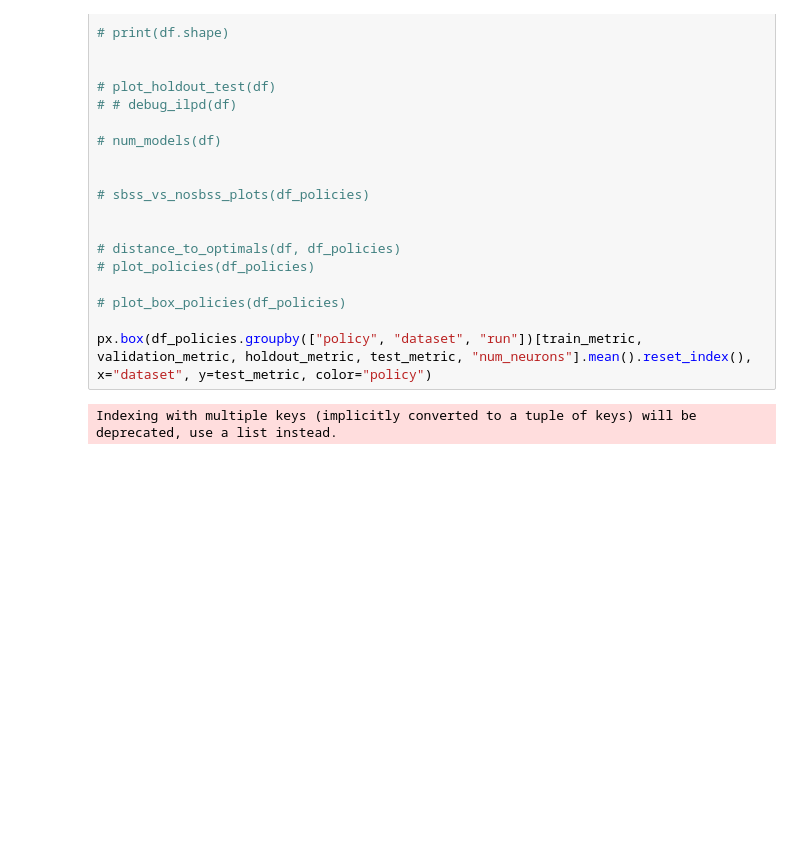
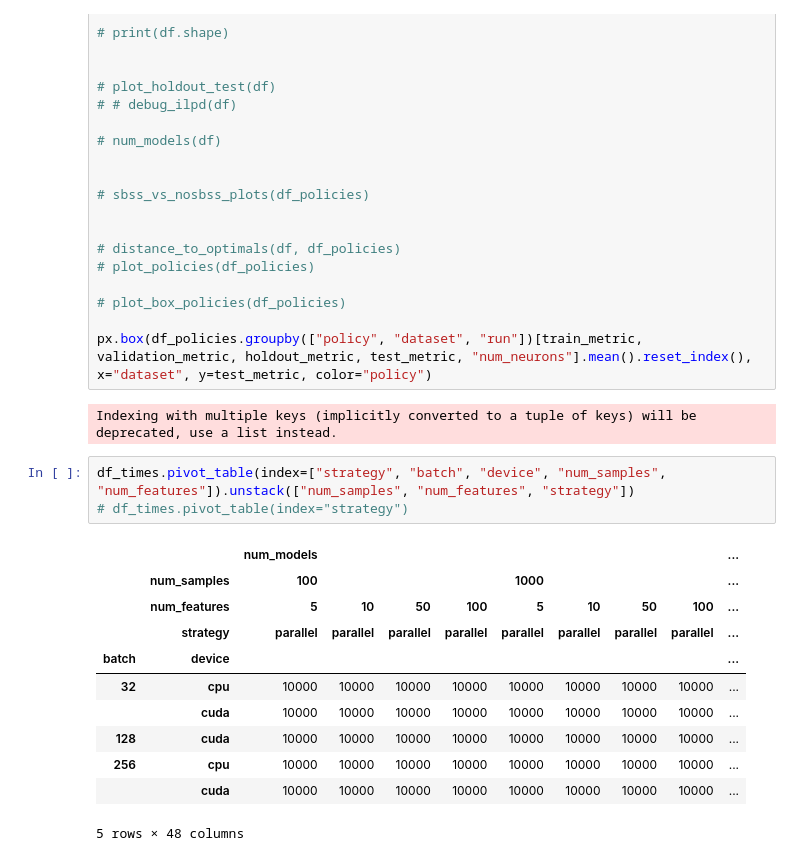
Before and after one commit to fariasfc/parallel_layers, a Jupyter notebook: analysis/selection_analysis.ipynb, the cells around one changed output. Cells and saved outputs as stored; diff of their text form; blank space fills up the shorter version.

```diff
--- a/analysis/selection_analysis.ipynb
+++ b/analysis/selection_analysis.ipynb
@@ -1189,3 +1230,18 @@ df.groupby(["run", "dataset","architecture_id"]).size().reset_index()
 px.box(df_policies.groupby(["policy", "dataset", "run"])[train_metric, validation_metric, holdout_metric, test_metric, "num_neurons"].mean().reset_index(), x="dataset", y=test_metric, color="policy")
 # %% [output]
 Indexing with multiple keys (implicitly converted to a tuple of keys) will be deprecated, use a list instead.
+# %%
+df_times.pivot_table(index=["strategy", "batch", "device", "num_samples", "num_features"]).unstack(["num_samples", "num_features", "strategy"])
+# df_times.pivot_table(index="strategy")
+# %% [output]
+|  |  | num_models |  |  |  |  |  |  |  | ... |
+|  | num_samples | 100 |  |  |  | 1000 |  |  |  | ... |
+|  | num_features | 5 | 10 | 50 | 100 | 5 | 10 | 50 | 100 | ... |
+|  | strategy | parallel | parallel | parallel | parallel | parallel | parallel | parallel | parallel | ... |
+| batch | device |  |  |  |  |  |  |  |  | ... |
+| 32 | cpu | 10000 | 10000 | 10000 | 10000 | 10000 | 10000 | 10000 | 10000 | ... |
+|  | cuda | 10000 | 10000 | 10000 | 10000 | 10000 | 10000 | 10000 | 10000 | ... |
+| 128 | cuda | 10000 | 10000 | 10000 | 10000 | 10000 | 10000 | 10000 | 10000 | ... |
+| 256 | cpu | 10000 | 10000 | 10000 | 10000 | 10000 | 10000 | 10000 | 10000 | ... |
+|  | cuda | 10000 | 10000 | 10000 | 10000 | 10000 | 10000 | 10000 | 10000 | ... |
+5 rows × 48 columns
```
Also changed, not shown: parts of 2 cells of this notebook.
